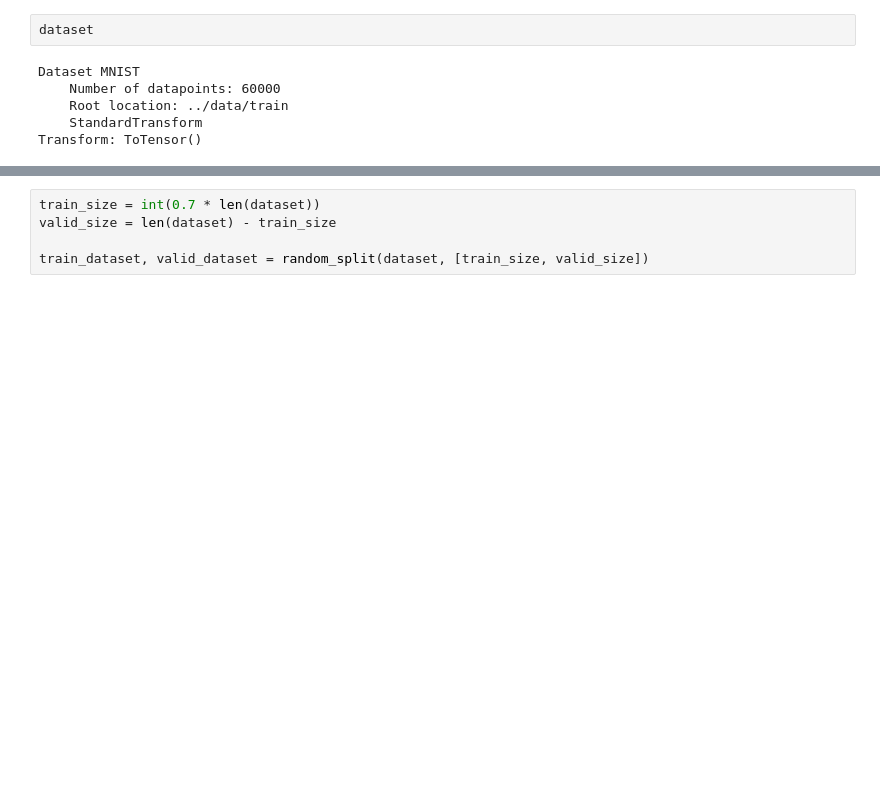
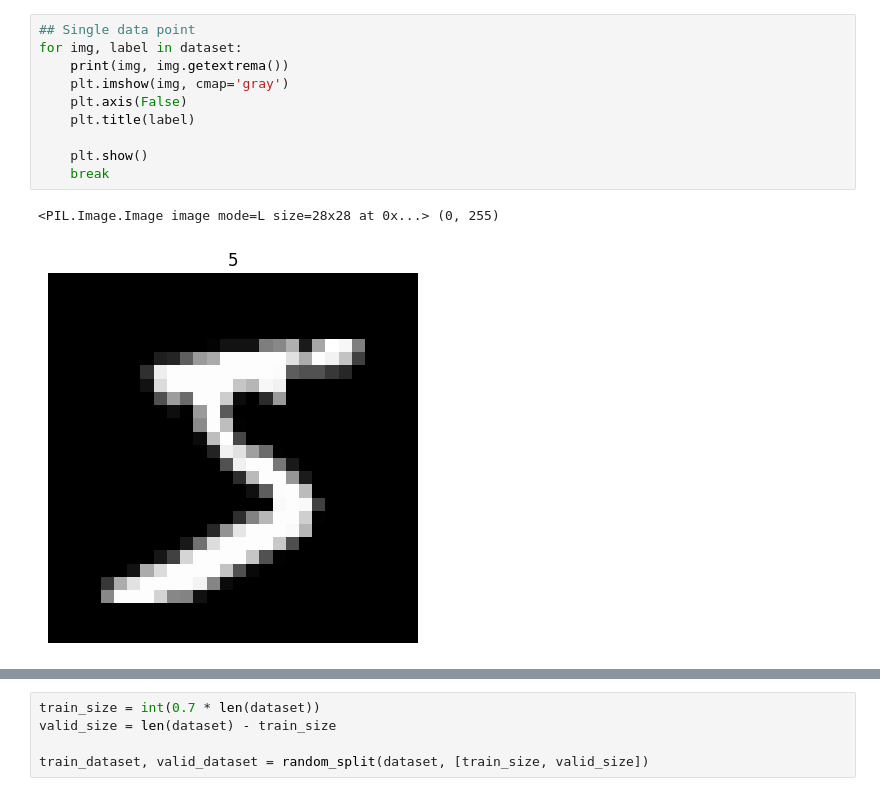
Before and after one commit to sampath017/MNIST, a Jupyter notebook: src/train.ipynb, the cells around one changed output, grey strips where cells are left out. Cells and saved outputs as stored; diff of their text form; blank space fills up the shorter version.

```diff
--- a/src/train.ipynb
+++ b/src/train.ipynb
@@ -21,8 +35,13 @@ dataset = MNIST(Path('../data/train'), transform=ToTensor())
-# %%
-dataset
-# %% [output]
-Dataset MNIST
-    Number of datapoints: 60000
-    Root location: ../data/train
-    StandardTransform
-Transform: ToTensor()
+# %%
+## Single data point
+for img, label in dataset:
+    print(img, img.getextrema())
+    plt.imshow(img, cmap='gray')
+    plt.axis(False)
+    plt.title(label)
+
+    plt.show()
+    break
+# %% [output]
+<PIL.Image.Image image mode=L size=28x28 at 0x...> (0, 255)
+[figure, added]
```
Also changed, not shown: parts of 22 cells of this notebook, 3 other files.
